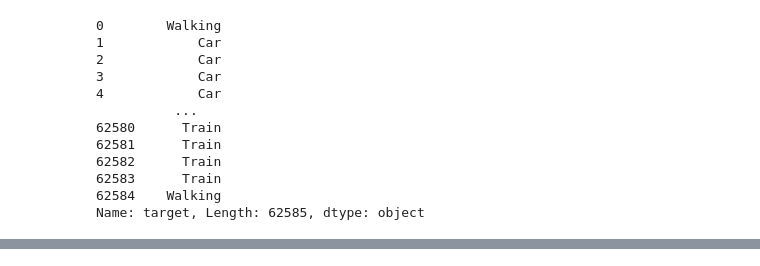
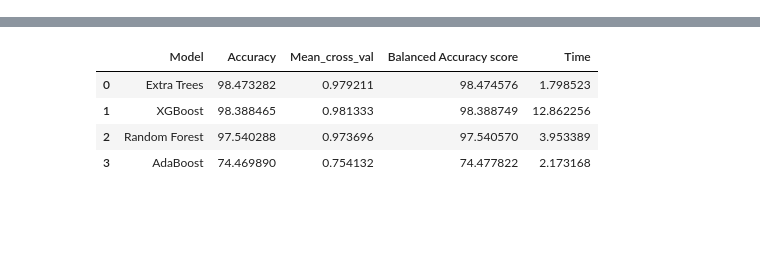
Before and after one commit to AndreaViviani89/2nd-Build-Week, a Jupyter notebook: nan_values.ipynb, the cells around one changed output, grey strips where cells are left out. Drawn from its saved outputs; the diff is of its cells as text; code cells hidden in the pictures; blank space fills up the shorter version.

```diff
--- a/nan_values.ipynb
+++ b/nan_values.ipynb
@@ -186,0 +162,2 @@ KeyError: "None of [Index(['time', 'activityrecognition_1', 'accelerometer_mean'
+# %%
+new_X =pd.DataFrame(new_X,columns=X.columns)
@@ -186,0 +171,9 @@ KeyError: "None of [Index(['time', 'activityrecognition_1', 'accelerometer_mean'
+# %%
+# Splitting the data
+from sklearn.model_selection import train_test_split,cross_val_score
+X_train,X_test,Y_train,Y_test = train_test_split(new_X,y,test_size=0.2,stratify=y, random_state=0)
+# %%
+#scaling the data
+from sklearn.preprocessing import StandardScaler
+from sklearn.compose import ColumnTransformer
+data_prep = ColumnTransformer([('num_prepo', StandardScaler(), X.columns)],remainder='passthrough')
@@ -187,17 +189,11 @@ KeyError: "None of [Index(['time', 'activityrecognition_1', 'accelerometer_mean'
+# %%
+model_classifiers = {
+  "Extra Trees": ExtraTreesClassifier(random_state=0),
+  "Random Forest":RandomForestClassifier(random_state=0),
+  "AdaBoost": AdaBoostClassifier(random_state=0),
+  "XGBoost": XGBClassifier()
+  }
+
+model_classifiers_pipe = {name: make_pipeline(data_prep, model) for name, model in model_classifiers.items()}
 # %%
 # data.to_csv('clean_data.csv')
-# %%
-data['target']
-# %% [output]
-0        Walking
-1            Car
-2            Car
-3            Car
-4            Car
-          ...
-62580      Train
-62581      Train
-62582      Train
-62583      Train
-62584    Walking
-Name: target, Length: 62585, dtype: object
@@ -203,0 +202,26 @@ Name: target, Length: 62585, dtype: object
+# %%
+results = pd.DataFrame({'Model': [], 'Accuracy': [], 'Mean_cross_val':[], "Balanced Accuracy score":[],'Time': []})
+
+for model_name, model in model_classifiers_pipe.items():
+    start_time = time.time()
+
+    # Training
+    model.fit(X_train, Y_train)
+
+    # Prediction
+    pred = model.predict(X_test)
+
+    total_time = time.time() - start_time # Time taken to fit and predict
+
+    model_results = pd.DataFrame({"Model":    [model_name],
+                              "Accuracy": [accuracy_score(Y_test, pred)*100],
+                              "Mean_cross_val": cross_val_score(model, X_train, Y_train).mean(),
+                              "Balanced Accuracy score": balanced_accuracy_score(Y_test, pred)*100,
+                              "Time":     [total_time]})
+    results = pd.concat([results, model_results])
+
+
+
+results_ord = results.sort_values(by=['Accuracy'], ascending=False, ignore_index=True)
+results_ord
+# %% [output]
@@ -203,0 +234,5 @@ Name: target, Length: 62585, dtype: object
+|  | Model | Accuracy | Mean_cross_val | Balanced Accuracy score | Time |
+| 0 | Extra Trees | 98.473282 | 0.979211 | 98.474576 | 1.798523 |
+| 1 | XGBoost | 98.388465 | 0.981333 | 98.388749 | 12.862256 |
+| 2 | Random Forest | 97.540288 | 0.973696 | 97.540570 | 3.953389 |
+| 3 | AdaBoost | 74.469890 | 0.754132 | 74.477822 | 2.173168 |
```
Also changed, not shown: parts of 34 cells of this notebook, 1 other file.
